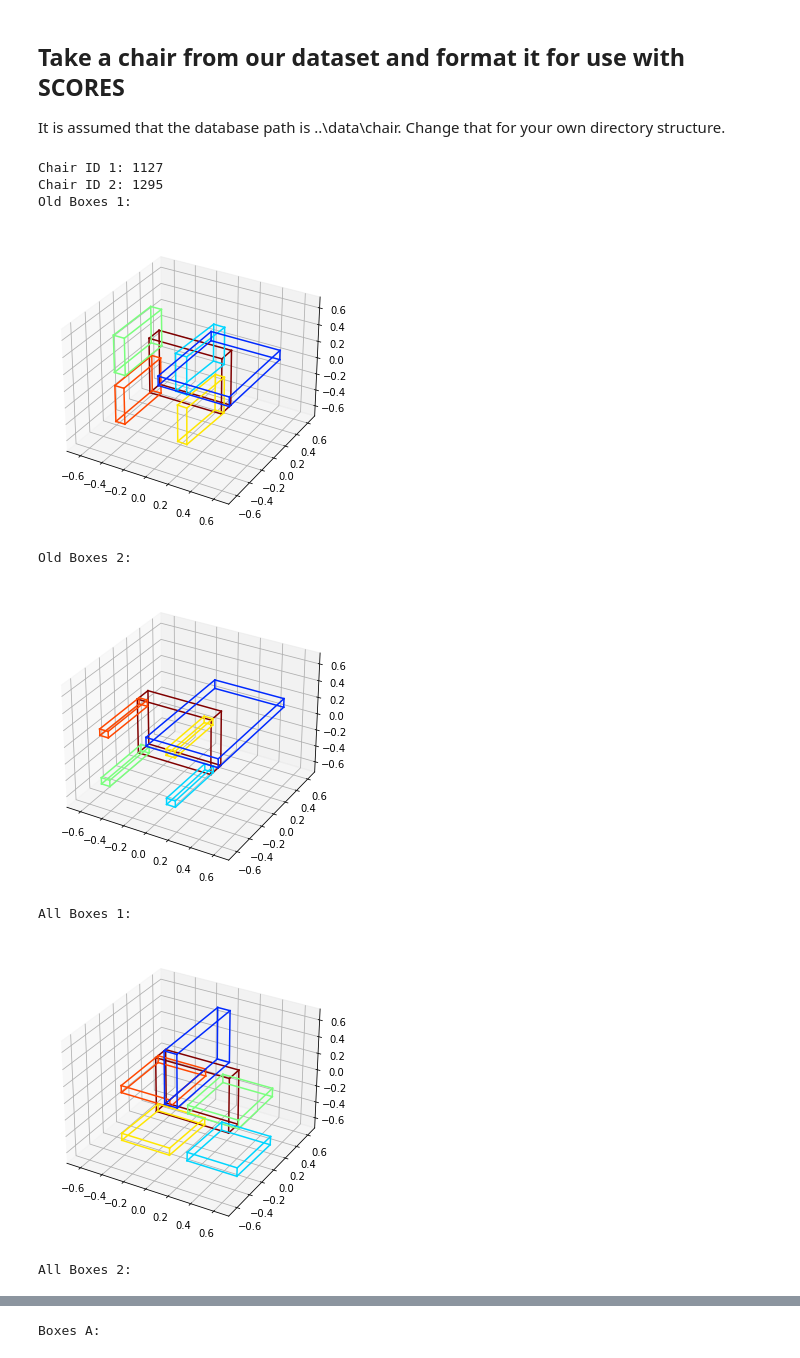
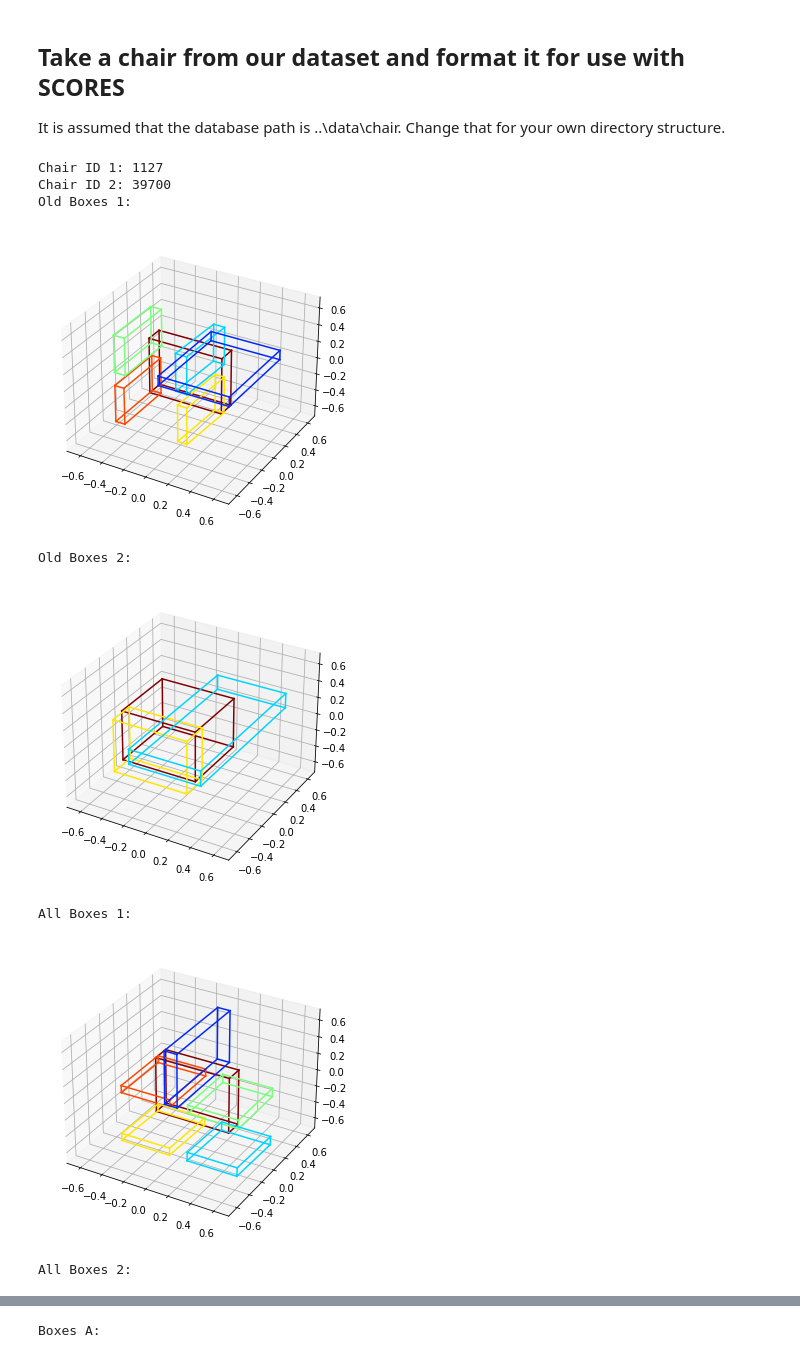
Before and after one commit to sepideh-srj/764project, a Jupyter notebook: SCORES/SCORESInput.ipynb, the cells around one changed output, grey strips where cells are left out. Saved outputs shown, nothing was run; the diff lists cells and outputs as text; code cells hidden in the pictures.

```diff
--- a/SCORES/SCORESInput.ipynb
+++ b/SCORES/SCORESInput.ipynb
@@ -559,7 +596,7 @@ labels1 = torch.from_numpy(loadmat(os.path.join(dir, 'labels', '%d.mat' % (k,)))
 old_tree1 = Tree(boxes1, ops1, syms1, labels1)
 
 # Select the chair number that we want for first chair
-k = 8
+k = 3339
 
 # load data from database
 dir = '..\\data\\chair'
@@ -579,10 +616,8 @@ print('Old Boxes 2:')
 showGenshape(oldboxes2)
 
 # rotate boxes (SCORES uses different rotation)
-new_boxes1, new_syms1 = rotate_boxes(boxes1, syms1)
-new_boxes2, new_syms2 = rotate_boxes(boxes2, syms2)
-#new_boxes1, new_syms1 = boxes1, syms1
-#new_boxes2, new_syms2 = boxes2, syms2
+new_boxes1, new_syms1 = rotate_boxes_smart(boxes1, syms1)
+new_boxes2, new_syms2 = rotate_boxes_smart(boxes2, syms2)
 
 # generate new tree
 new_tree1 = Tree(new_boxes1, ops1, new_syms1, labels1)
@@ -599,36 +634,37 @@ showGenshape(allnewboxes)
 boxes2, syms2, labels2 = decode_boxes(new_tree2.root)
 #boxes2, labels2 = decode_structure_with_labels(new_tree2.root)
 
-# select boxes with labels 0 and 1 from tree 1
+# select boxes with labels 0 and 1 from tree 1 (seat and back)
 ids = [i for i in range(len(labels1)) if labels1[i] in [0,1]]
 boxes_A = [boxes1[i] for i in ids]
 syms_A = [syms1[i] for i in ids]
 labels_A = [labels1[i] for i in ids]
 boxes_A, syms_A, labels_A = reshuffle(boxes_A, syms_A, labels_A)
 print('Boxes A:')
 showGenshape(boxes_A)
 
 # select boxes with labels 2 and 3 from tree 2
+print(labels2)
 ids = [i for i in range(len(labels2)) if labels2[i] in [2,3]]
 boxes_B = [boxes2[i] for i in ids]
 syms_B = [syms2[i] for i in ids]
 labels_B = [labels2[i] for i in ids]
 boxes_B, syms_B, labels_B = reshuffle(boxes_B, syms_B, labels_B)
 print('Boxes B:')
 showGenshape(boxes_B)
 
 # save A and B data for use in SCORES
 #saveMatsNoSym(boxes_A, 'test_one_shape', 'A')
 #saveMatsNoSym(boxes_B, 'test_one_shape', 'B')
 saveMats(boxes_A, syms_A, 'test_one_shape', 'A')
 saveMats(boxes_B, syms_B, 'test_one_shape', 'B')
 # %% [output]
 Chair ID 1: 1127
-Chair ID 2: 1295
+Chair ID 2: 39700
 Old Boxes 1:
 [figure]
 Old Boxes 2:
-[figure, old version]
+[figure, new version]
 All Boxes 1:
 [figure]
 All Boxes 2:
```
Also changed, not shown: parts of 4 cells of this notebook, 10 other files.
